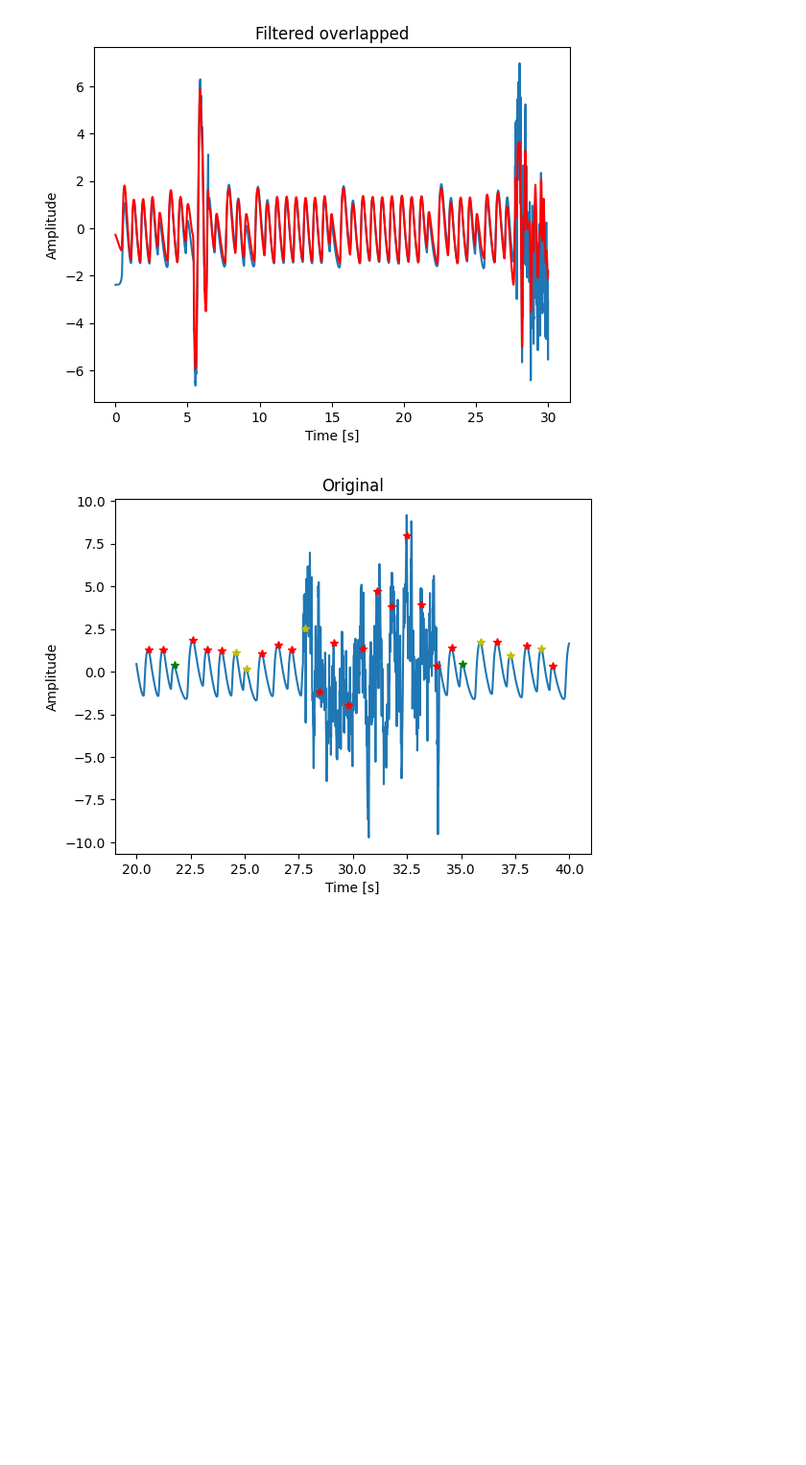
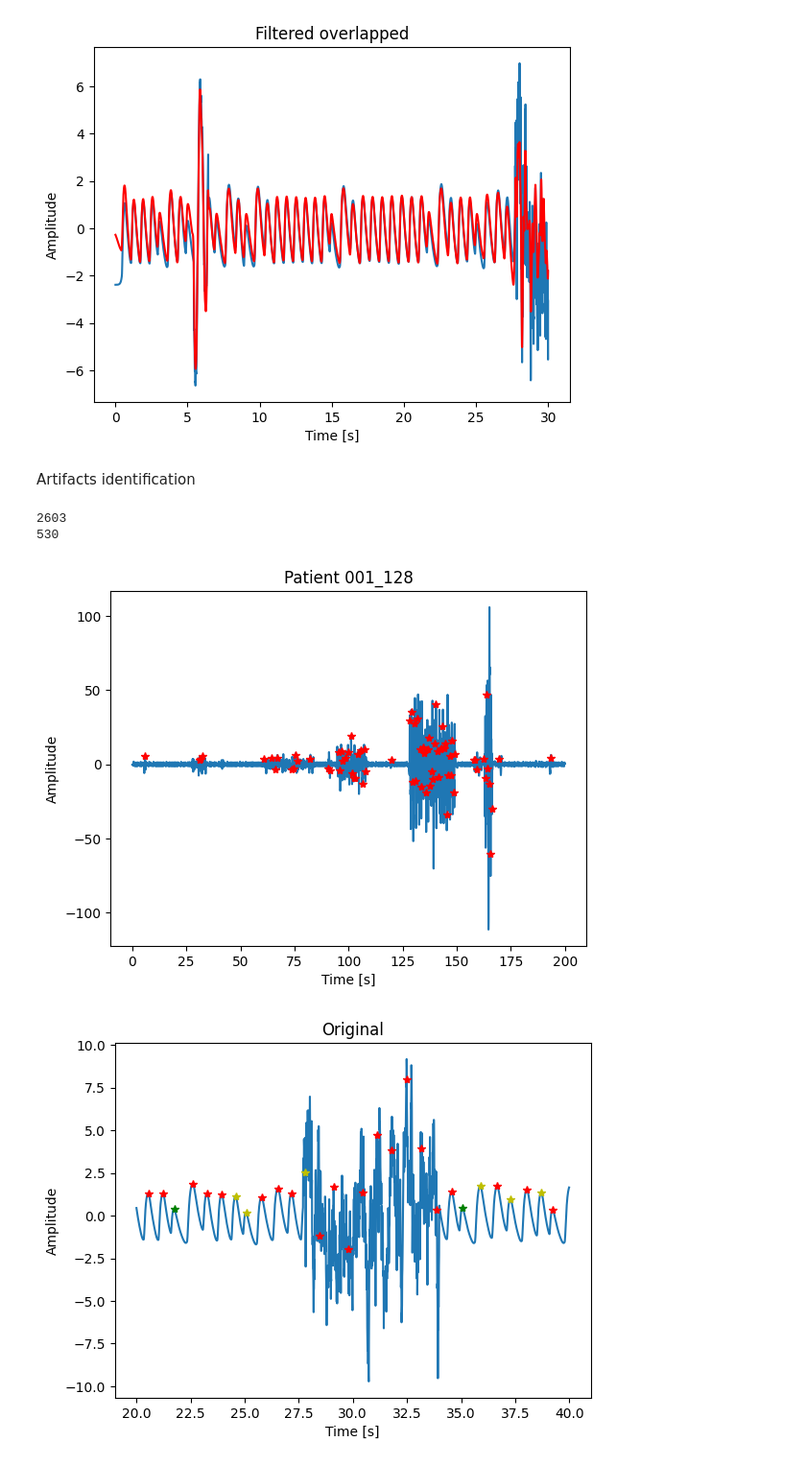
Before and after one commit to eleonora11sala/AI-project, a Jupyter notebook: mainProject2.ipynb, the cells around one changed output. Shown at 96% size. Drawn from its saved outputs; the diff is of its cells as text; code cells hidden in the pictures; blank space fills up the shorter version.

Commit message:
artifact detection + area

```diff
--- a/mainProject2.ipynb
+++ b/mainProject2.ipynb
@@ -277,6 +277,31 @@ plt.show()
 [figure]
 [figure]
 [figure]
+# %% [markdown]
+Artifacts identification
+# %%
+import statsmodels.api as sm
+adp=[]
+for i in range(len(speaks_128[0])):
+    if(abs(filtered_ppg[speaks_128[0][i]])>2.5):
+        adp.append(speaks_128[0][i]);
+
+adp=np.squeeze((adp))
+print(len(speaks_128[0]))
+print(len(adp))
+# %% [output]
+2603
+530
+# %%
+fig, axs = plt.subplots()
+axs.set_title("Patient 001_128")
+axs.plot(t[0:200*128], filtered_ppg[0:200*128], color='C0')
+axs.plot(adp[0:75]/128, filtered_ppg[adp[0:75]],'*', color='r')
+axs.set_xlabel("Time [s]")
+axs.set_ylabel("Amplitude")
+plt.show()
+# %% [output]
+[figure, added]
 # %%
 #Plot peaks positions
 
```
Also changed, not shown: parts of 5 cells of this notebook.
